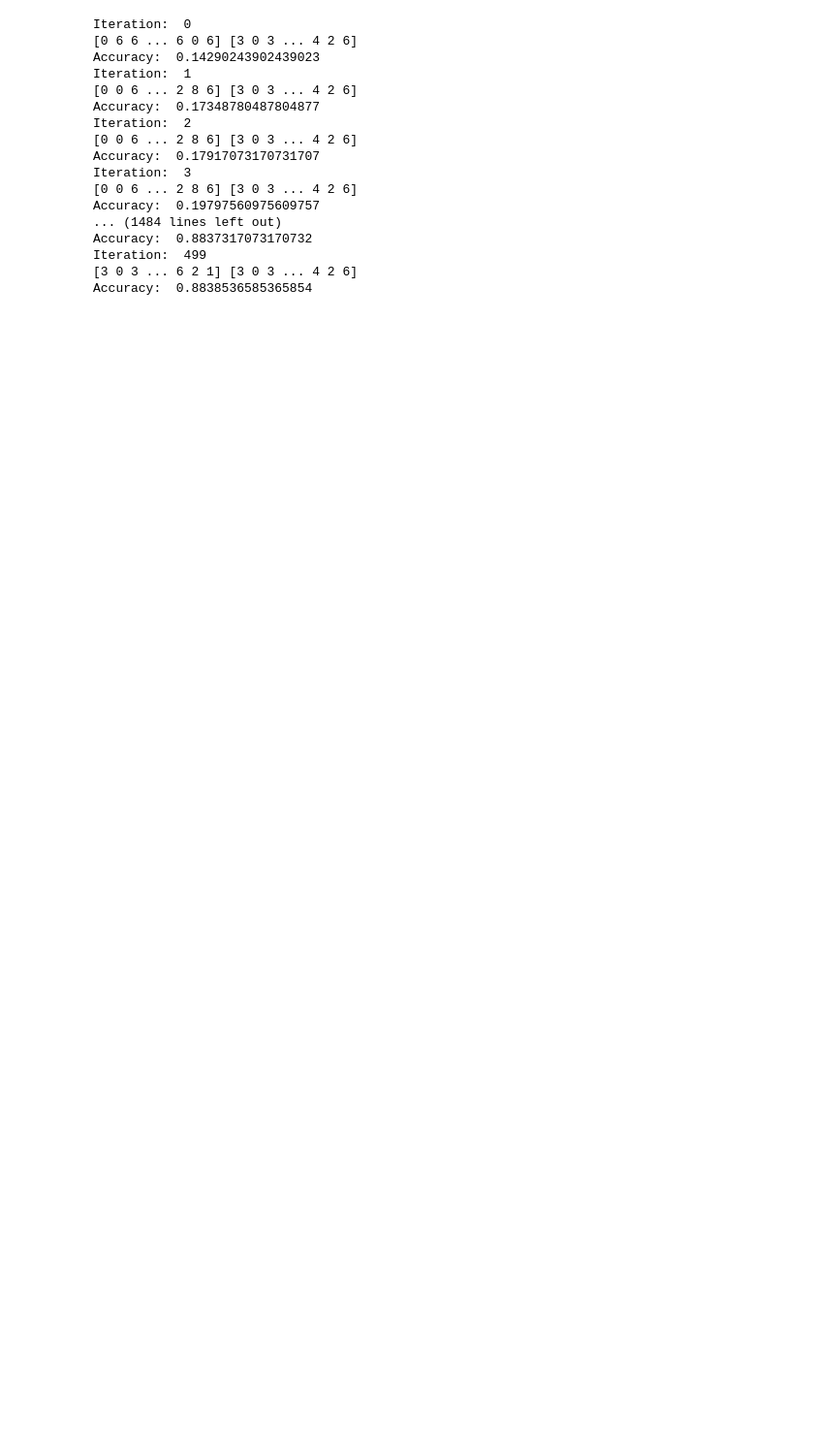
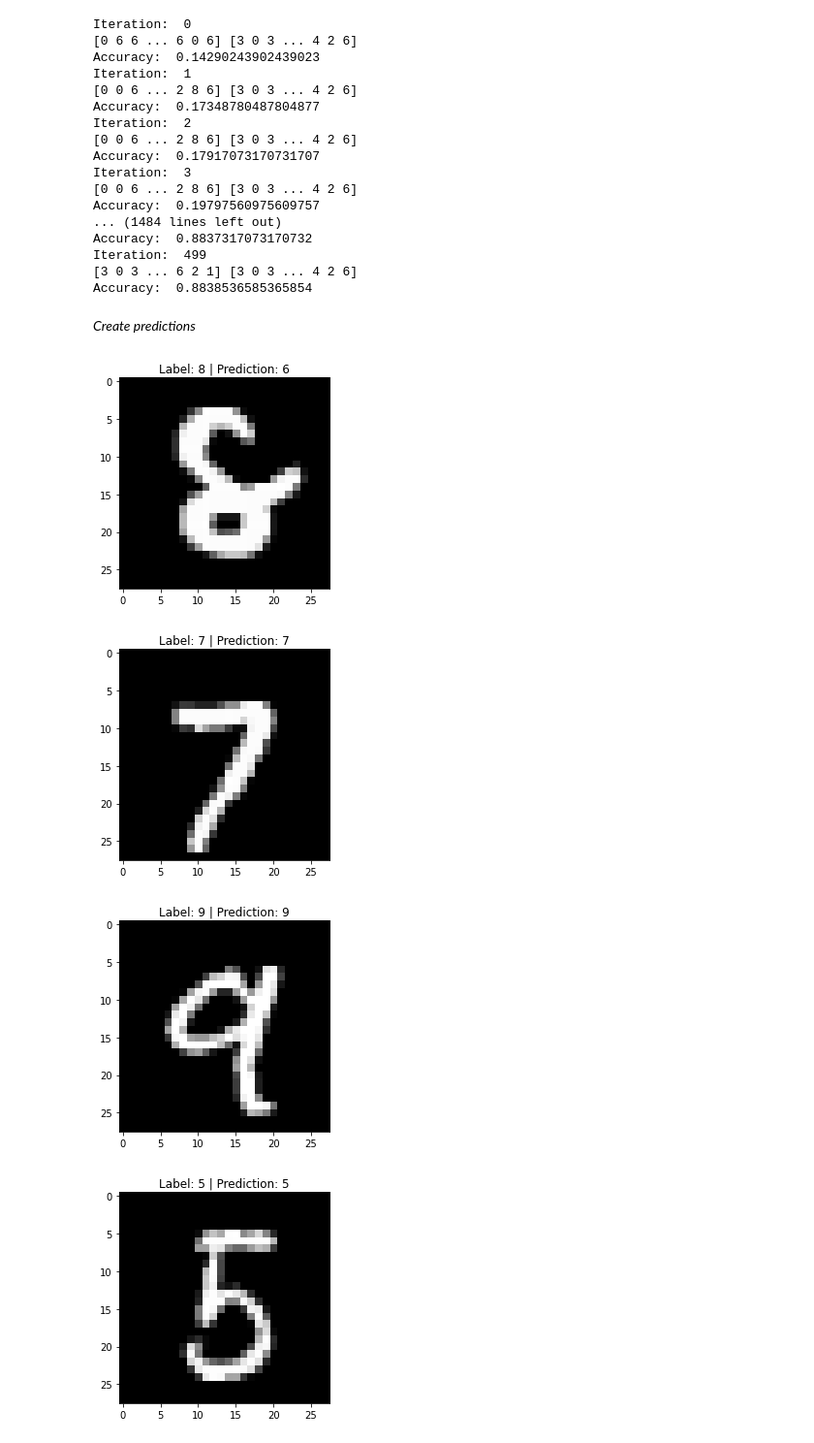
Before and after one commit to Ammar-Raneez/ANN_Scratch, a Jupyter notebook: mnist.ipynb, the cells around one changed output. Shown: that part at 97% size. Drawn from its saved outputs; the diff is of its cells as text; code cells hidden in the pictures; blank space fills up the shorter version.

```diff
--- a/mnist.ipynb
+++ b/mnist.ipynb
@@ -159,3 +167,11 @@ Accuracy:  0.8837317073170732
 Iteration:  499
 [3 0 3 ... 6 2 1] [3 0 3 ... 4 2 6]
 Accuracy:  0.8838536585365854
+# %%
+with open('params.pkl', 'wb') as dump_file:
+    pkl.dump((W1, b1, W2, b2), dump_file)
+# %%
+with open('params.pkl', 'rb') as dump_file:
+    W1, b1, W2, b2 = pkl.load(dump_file)
+# %% [markdown]
+*Create predictions*
@@ -161,0 +195,10 @@ Accuracy:  0.8838536585365854
+# %%
+plt.figure()
+
+for i in range(10):
+    show_prediction(i, X_valid, y_valid, W1, b1, W2, b2)
+# %% [output]
+[figure, added]
+[figure, added]
+[figure, added]
+[figure, added]
```
Also changed, not shown: parts of 13 cells of this notebook.
